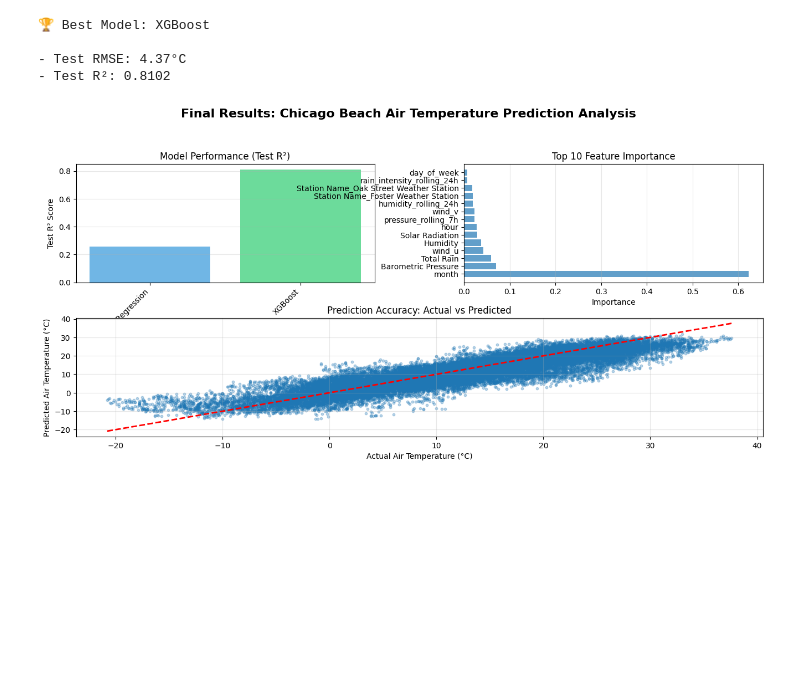
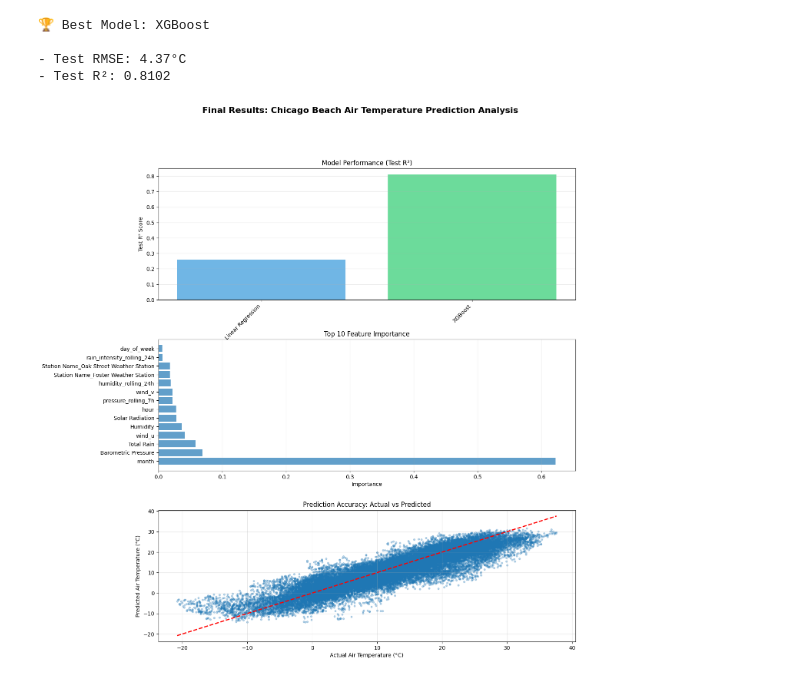
Before and after one commit to UCSF-DataSci/ds217-11-final-bobho1999, a Jupyter notebook: q8_results.ipynb, the cells around one changed output. Saved outputs shown, nothing was run; the diff lists cells and outputs as text; code cells hidden in the pictures; blank space fills up the shorter version.

Commit message:
Q8 Fixed figure layout

```diff
--- a/q8_results.ipynb
+++ b/q8_results.ipynb
@@ -223,9 +223,9 @@ summary.to_csv('output/q8_summary.csv', index=False)
 - Test R²: 0.8102
 # %%
 # Final Visualization; adopted from Lecture 11 demo
-# Create figure with GridSpec layout for 5 panels
-fig = plt.figure(figsize=(16, 10))
-gs = fig.add_gridspec(3, 2, hspace=0.3, wspace=0.3)
+# Create figure with GridSpec layout for 3 panels
+fig = plt.figure(figsize=(14, 16))
+gs = fig.add_gridspec(3, 1, hspace=0.3, wspace=0.3)
 fig.suptitle('Final Results: Chicago Beach Air Temperature Prediction Analysis', fontsize=16, fontweight='bold')
 
 # Panel 1: Model comparison (top-left)
@@ -233,36 +233,36 @@ ax1 = fig.add_subplot(gs[0, 0])
 x_pos = np.arange(len(comparison))
 ax1.bar(x_pos, comparison['Test R²'], alpha=0.7, color=['#3498db', '#2ecc71', '#e74c3c'])
 ax1.set_xticks(x_pos)
 ax1.set_xticklabels(comparison['Model'], rotation=45, ha='right')
 ax1.set_ylabel('Test R² Score')
 ax1.set_title('Model Performance (Test R²)')
 ax1.grid(True, alpha=0.3, axis='y')
 
 # Panel 2: Feature importance (top-right)
-ax2 = fig.add_subplot(gs[0, 1])
+ax2 = fig.add_subplot(gs[1, :])
 ax2.barh(range(len(feature_importance)), feature_importance['importance'], alpha=0.7)
 ax2.set_yticks(range(len(feature_importance)))
 ax2.set_yticklabels(feature_importance['feature'])
 ax2.set_xlabel('Importance')
 ax2.set_title('Top 10 Feature Importance')
 ax2.grid(True, alpha=0.3, axis='x')
 
 # Panel 3: Actual vs Predicted (middle row, full width)
 if best_model_name == 'XGBoost':
     y_test_pred_best = predictions['predicted_xgboost']
 else:
     y_test_pred_best = predictions['predicted_linear']
-ax3 = fig.add_subplot(gs[1, :])
+ax3 = fig.add_subplot(gs[2, :])
 ax3.scatter(predictions['actual'], y_test_pred_best, alpha=0.3, s=10)
 ax3.plot([predictions['actual'].min(), predictions['actual'].max()], [predictions['actual'].min(), predictions['actual'].max()], 'r--', linewidth=2)
 ax3.set_xlabel('Actual Air Temperature (°C)')
 ax3.set_ylabel('Predicted Air Temperature (°C)')
 ax3.set_title('Prediction Accuracy: Actual vs Predicted')
 ax3.grid(True, alpha=0.3)
 
 plt.savefig('output/q8_final_visualizations.png', dpi=300, bbox_inches='tight')
 # %% [output]
-[figure, old version]
+[figure, new version]
 # %%
 # Key Findings Summary
 key_findings = f"""KEY FINDINGS SUMMARY
```
Also changed, not shown: 1 other file.
